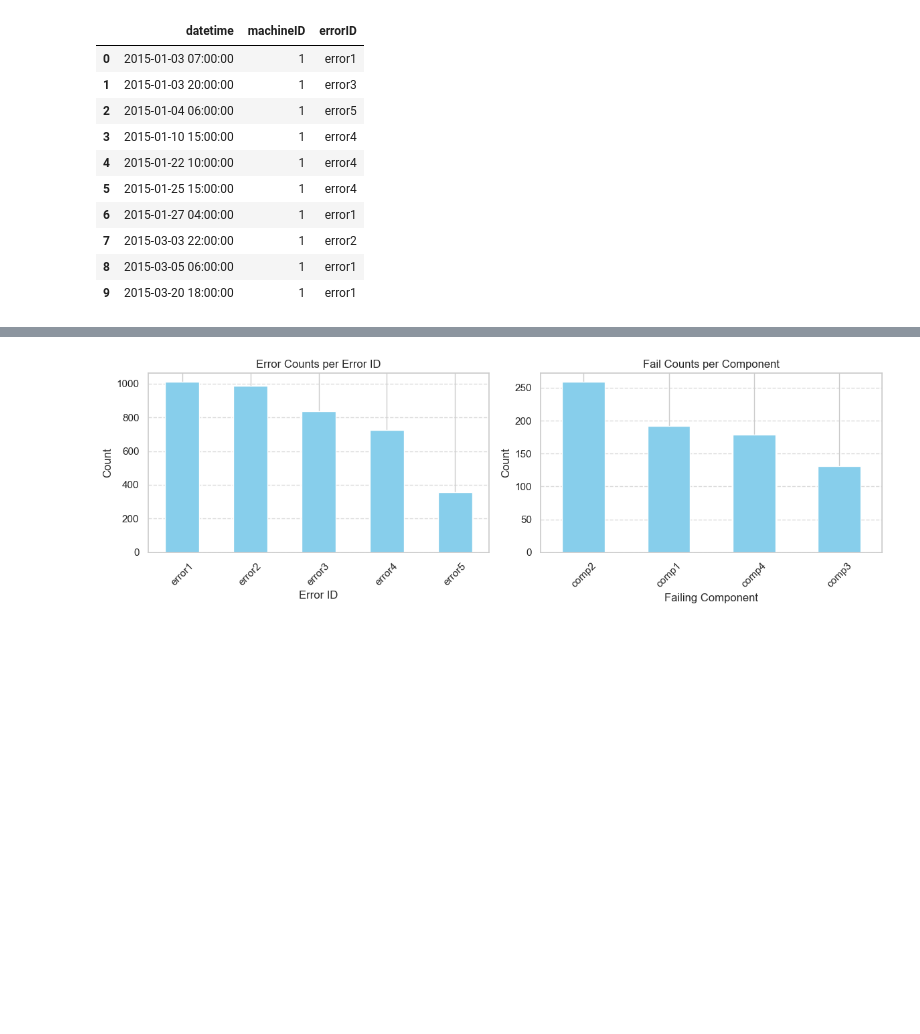
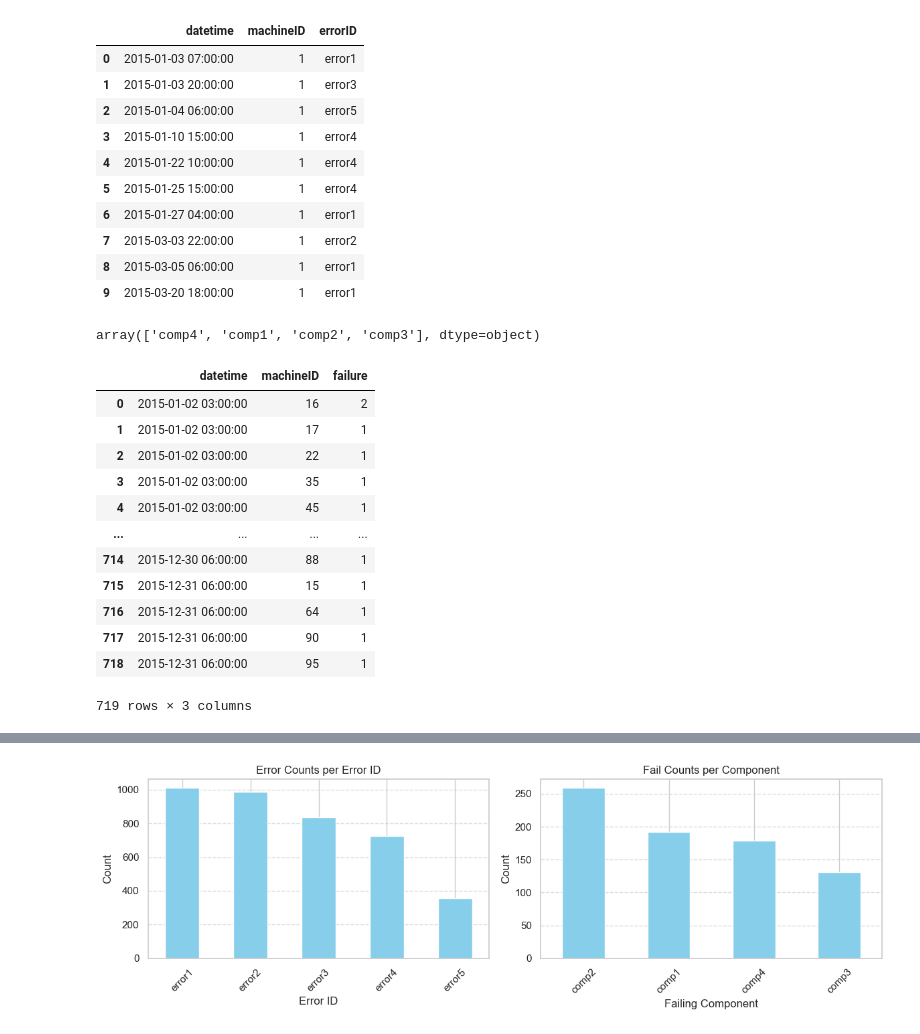
Before and after one commit to ainsleylaiuw/predictive-maintenance, a Jupyter notebook: exploratory.ipynb, the cells around one changed output, grey strips where cells are left out. Saved outputs shown, nothing was run; the diff lists cells and outputs as text; code cells hidden in the pictures; blank space fills up the shorter version.

```diff
--- a/exploratory.ipynb
+++ b/exploratory.ipynb
@@ -108,3 +108,23 @@ errors.iloc[0:10, :]
 | 7 | 2015-03-03 22:00:00 | 1 | error2 |
 | 8 | 2015-03-05 06:00:00 | 1 | error1 |
 | 9 | 2015-03-20 18:00:00 | 1 | error1 |
+# %%
+failures.failure.unique()
+# %% [output]
+array(['comp4', 'comp1', 'comp2', 'comp3'], dtype=object)
+# %%
+failures.groupby(['datetime', 'machineID']).count().reset_index()
+# %% [output]
+|  | datetime | machineID | failure |
+| 0 | 2015-01-02 03:00:00 | 16 | 2 |
+| 1 | 2015-01-02 03:00:00 | 17 | 1 |
+| 2 | 2015-01-02 03:00:00 | 22 | 1 |
+| 3 | 2015-01-02 03:00:00 | 35 | 1 |
+| 4 | 2015-01-02 03:00:00 | 45 | 1 |
+| ... | ... | ... | ... |
+| 714 | 2015-12-30 06:00:00 | 88 | 1 |
+| 715 | 2015-12-31 06:00:00 | 15 | 1 |
+| 716 | 2015-12-31 06:00:00 | 64 | 1 |
+| 717 | 2015-12-31 06:00:00 | 90 | 1 |
+| 718 | 2015-12-31 06:00:00 | 95 | 1 |
+719 rows × 3 columns
```
Also changed, not shown: parts of 2 cells of this notebook, 3 other files.
